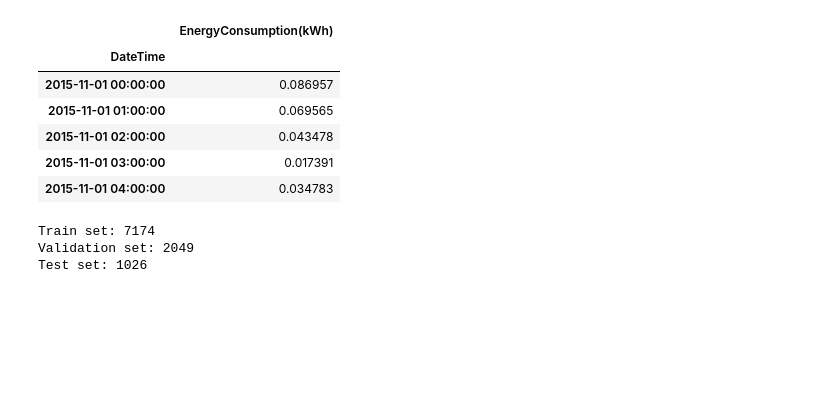
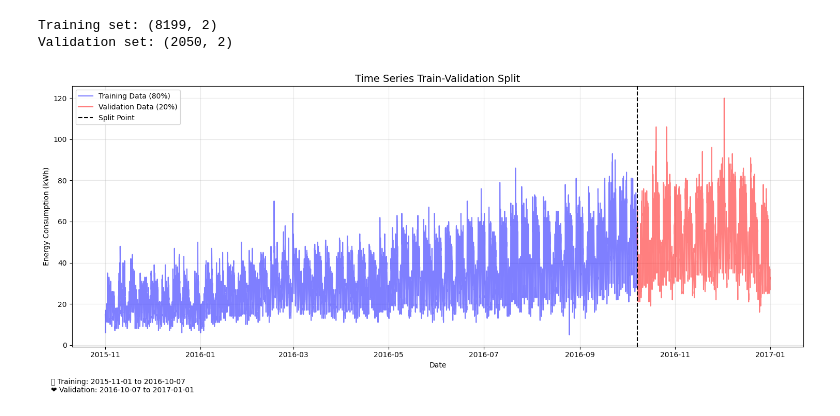
Before and after one commit to Adel2411/energy-consumption-prediction, a Jupyter notebook: lstm_model.ipynb, the cells around one changed output. Saved outputs shown, nothing was run; the diff lists cells and outputs as text; code cells hidden in the pictures; blank space fills up the shorter version.

```diff
--- a/lstm_model.ipynb
+++ b/lstm_model.ipynb
@@ -36,30 +14,0 @@ train_data.head()
-# %%
-scaler = MinMaxScaler()
-train_data['EnergyConsumption(kWh)'] = scaler.fit_transform(train_data[['EnergyConsumption(kWh)']])
-
-train_data.head()
-# %% [output]
-|  | EnergyConsumption(kWh) |
-| DateTime |  |
-| 2015-11-01 00:00:00 | 0.086957 |
-| 2015-11-01 01:00:00 | 0.069565 |
-| 2015-11-01 02:00:00 | 0.043478 |
-| 2015-11-01 03:00:00 | 0.017391 |
-| 2015-11-01 04:00:00 | 0.034783 |
-# %%
-# Split the data into train, validation, and test sets
-train_size = int(len(train_data) * 0.7)
-val_size = int(len(train_data) * 0.2)
-test_size = len(train_data) - train_size - val_size
-
-train_set = train_data[:train_size]
-val_set = train_data[train_size:train_size + val_size]
-test_set = train_data[train_size + val_size:]
-
-print('Train set:', len(train_set))
-print('Validation set:', len(val_set))
-print('Test set:', len(test_set))
-# %% [output]
-Train set: 7174
-Validation set: 2049
-Test set: 1026
@@ -80,0 +15,48 @@ X_test, y_test = create_sequences(test_set[['EnergyConsumption(kWh)']], SEQ_LENG
+# %%
+# Load the data splits from the pickle file
+with open('timeseries_splits.pkl', 'rb') as f:
+    data_splits = pickle.load(f)
+
+# Extract the training and validation data
+train_df = data_splits['train']
+val_df = data_splits['validation']
+
+print('Training set:', train_df.shape)
+print('Validation set:', val_df.shape)
+# %% [output]
+Training set: (8199, 2)
+Validation set: (2050, 2)
+# %%
+
+# Cell 2: Visualize Split
+plt.figure(figsize=(15, 6))
+
+# Plot training data
+plt.plot(train_df['DateTime'], train_df['EnergyConsumption(kWh)'],
+         color='blue', alpha=0.5, label='Training Data (80%)')
+
+# Plot validation data
+plt.plot(val_df['DateTime'], val_df['EnergyConsumption(kWh)'],
+         color='red', alpha=0.5, label='Validation Data (20%)')
+
+# Add split line
+split_date = train_df['DateTime'].max()
+plt.axvline(x=split_date, color='black', linestyle='--', label='Split Point')
+
+# Customize plot
+plt.title('Time Series Train-Validation Split', fontsize=14)
+plt.xlabel('Date')
+plt.ylabel('Energy Consumption (kWh)')
+plt.legend()
+plt.grid(True, alpha=0.3)
+
+# Add explanation
+plt.figtext(0.02, -0.05,
+            f'🟢 Training: {train_df["DateTime"].min().date()} to {train_df["DateTime"].max().date()}\n' +
+            f'❤️ Validation: {val_df["DateTime"].min().date()} to {val_df["DateTime"].max().date()}',
+            fontsize=10, ha='left')
+
+plt.tight_layout()
+plt.show()
+# %% [output]
+[figure, added]
```
Also changed, not shown: parts of 15 cells of this notebook, 4 other files.
